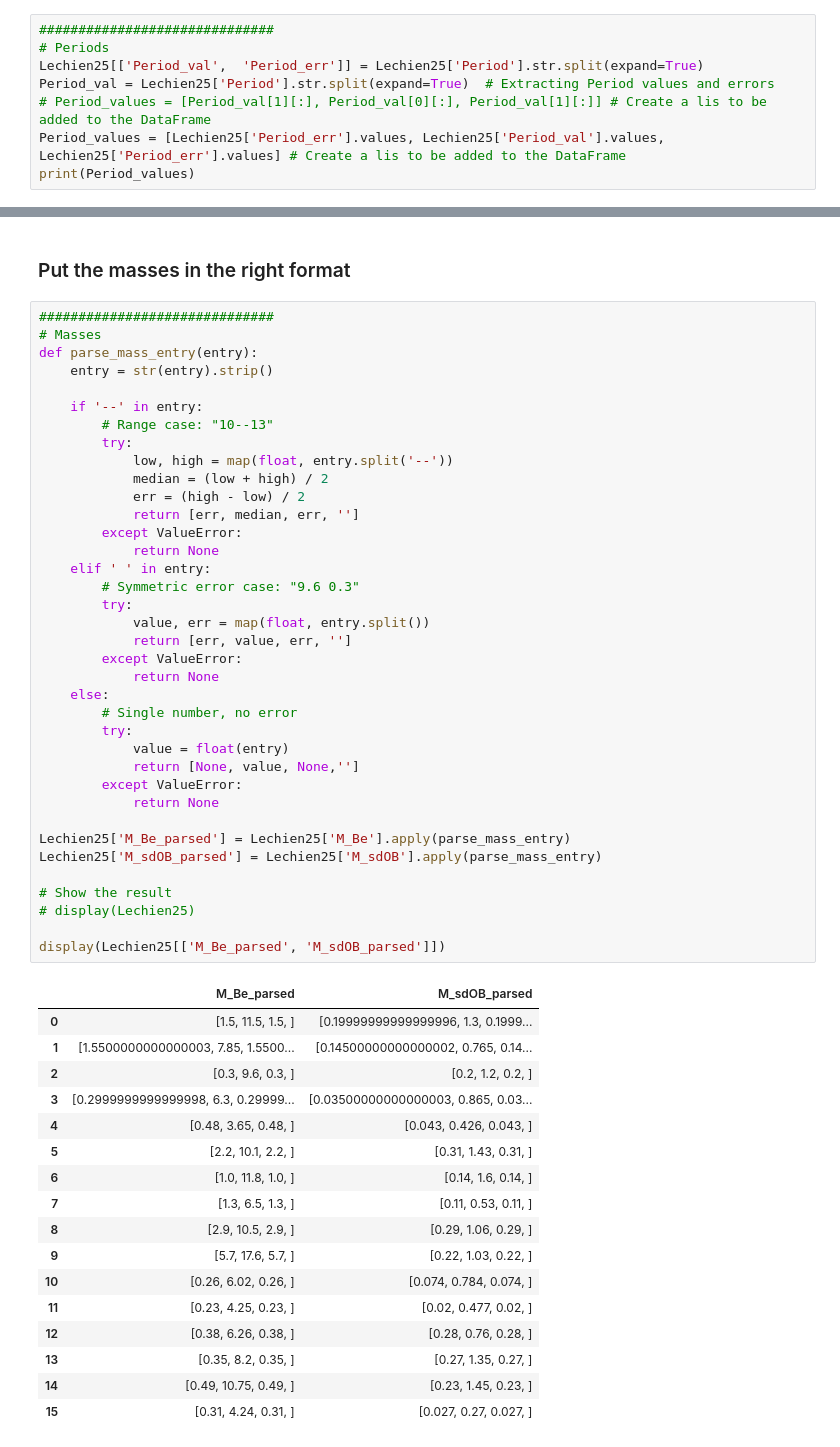
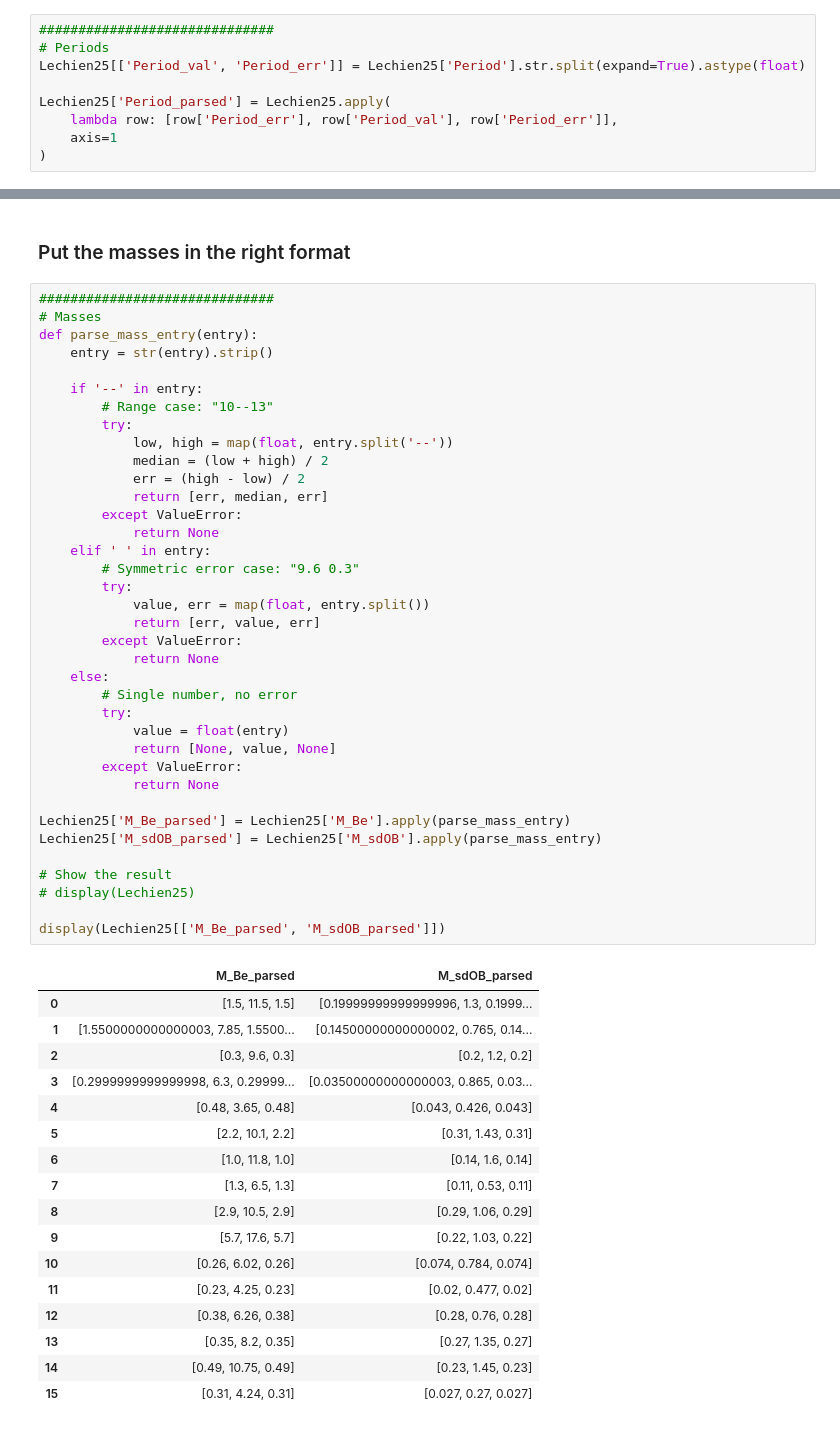
Before and after one commit to LiekeVanSon/post_mt_catalog, a Jupyter notebook: code/compile_BeStarTable.ipynb, the cells around one changed output, grey strips where cells are left out. Drawn from its saved outputs; the diff is of its cells as text.

Commit message:
finished making a first  BE sdOB table

```diff
--- a/code/compile_BeStarTable.ipynb
+++ b/code/compile_BeStarTable.ipynb
@@ -71,8 +130,9 @@ Lechien25 = Lechien25.iloc[2:].reset_index(drop=True)
 # %%
 ##############################
 # Periods
-Lechien25[['Period_val',  'Period_err']] = Lechien25['Period'].str.split(expand=True)
-Period_val = Lechien25['Period'].str.split(expand=True)  # Extracting Period values and errors
-# Period_values = [Period_val[1][:], Period_val[0][:], Period_val[1][:]] # Create a lis to be added to the DataFrame
-Period_values = [Lechien25['Period_err'].values, Lechien25['Period_val'].values, Lechien25['Period_err'].values] # Create a lis to be added to the DataFrame
-print(Period_values)
+Lechien25[['Period_val', 'Period_err']] = Lechien25['Period'].str.split(expand=True).astype(float)
+
+Lechien25['Period_parsed'] = Lechien25.apply(
+    lambda row: [row['Period_err'], row['Period_val'], row['Period_err']],
+    axis=1
+)
@@ -95,49 +147,49 @@ def parse_mass_entry(entry):
     if '--' in entry:
         # Range case: "10--13"
         try:
             low, high = map(float, entry.split('--'))
             median = (low + high) / 2
             err = (high - low) / 2
-            return [err, median, err, '']
+            return [err, median, err]
         except ValueError:
             return None
     elif ' ' in entry:
         # Symmetric error case: "9.6 0.3"
         try:
             value, err = map(float, entry.split())
-            return [err, value, err, '']
+            return [err, value, err]
         except ValueError:
             return None
     else:
         # Single number, no error
         try:
             value = float(entry)
-            return [None, value, None,'']
+            return [None, value, None]
         except ValueError:
             return None
 
 Lechien25['M_Be_parsed'] = Lechien25['M_Be'].apply(parse_mass_entry)
 Lechien25['M_sdOB_parsed'] = Lechien25['M_sdOB'].apply(parse_mass_entry)
 
 # Show the result
 # display(Lechien25)
 
 display(Lechien25[['M_Be_parsed', 'M_sdOB_parsed']])
 # %% [output]
 |  | M_Be_parsed | M_sdOB_parsed |
-| 0 | [1.5, 11.5, 1.5, ] | [0.19999999999999996, 1.3, 0.1999... |
+| 0 | [1.5, 11.5, 1.5] | [0.19999999999999996, 1.3, 0.1999... |
 | 1 | [1.5500000000000003, 7.85, 1.5500... | [0.14500000000000002, 0.765, 0.14... |
-| 2 | [0.3, 9.6, 0.3, ] | [0.2, 1.2, 0.2, ] |
+| 2 | [0.3, 9.6, 0.3] | [0.2, 1.2, 0.2] |
 | 3 | [0.2999999999999998, 6.3, 0.29999... | [0.03500000000000003, 0.865, 0.03... |
-| 4 | [0.48, 3.65, 0.48, ] | [0.043, 0.426, 0.043, ] |
-| 5 | [2.2, 10.1, 2.2, ] | [0.31, 1.43, 0.31, ] |
-| 6 | [1.0, 11.8, 1.0, ] | [0.14, 1.6, 0.14, ] |
-| 7 | [1.3, 6.5, 1.3, ] | [0.11, 0.53, 0.11, ] |
-| 8 | [2.9, 10.5, 2.9, ] | [0.29, 1.06, 0.29, ] |
-| 9 | [5.7, 17.6, 5.7, ] | [0.22, 1.03, 0.22, ] |
-| 10 | [0.26, 6.02, 0.26, ] | [0.074, 0.784, 0.074, ] |
-| 11 | [0.23, 4.25, 0.23, ] | [0.02, 0.477, 0.02, ] |
-| 12 | [0.38, 6.26, 0.38, ] | [0.28, 0.76, 0.28, ] |
-| 13 | [0.35, 8.2, 0.35, ] | [0.27, 1.35, 0.27, ] |
-| 14 | [0.49, 10.75, 0.49, ] | [0.23, 1.45, 0.23, ] |
-| 15 | [0.31, 4.24, 0.31, ] | [0.027, 0.27, 0.027, ] |
+| 4 | [0.48, 3.65, 0.48] | [0.043, 0.426, 0.043] |
+| 5 | [2.2, 10.1, 2.2] | [0.31, 1.43, 0.31] |
+| 6 | [1.0, 11.8, 1.0] | [0.14, 1.6, 0.14] |
+| 7 | [1.3, 6.5, 1.3] | [0.11, 0.53, 0.11] |
+| 8 | [2.9, 10.5, 2.9] | [0.29, 1.06, 0.29] |
+| 9 | [5.7, 17.6, 5.7] | [0.22, 1.03, 0.22] |
+| 10 | [0.26, 6.02, 0.26] | [0.074, 0.784, 0.074] |
+| 11 | [0.23, 4.25, 0.23] | [0.02, 0.477, 0.02] |
+| 12 | [0.38, 6.26, 0.38] | [0.28, 0.76, 0.28] |
+| 13 | [0.35, 8.2, 0.35] | [0.27, 1.35, 0.27] |
+| 14 | [0.49, 10.75, 0.49] | [0.23, 1.45, 0.23] |
+| 15 | [0.31, 4.24, 0.31] | [0.027, 0.27, 0.027] |
```
Also changed, not shown: parts of 18 cells of this notebook, 2 other files.
